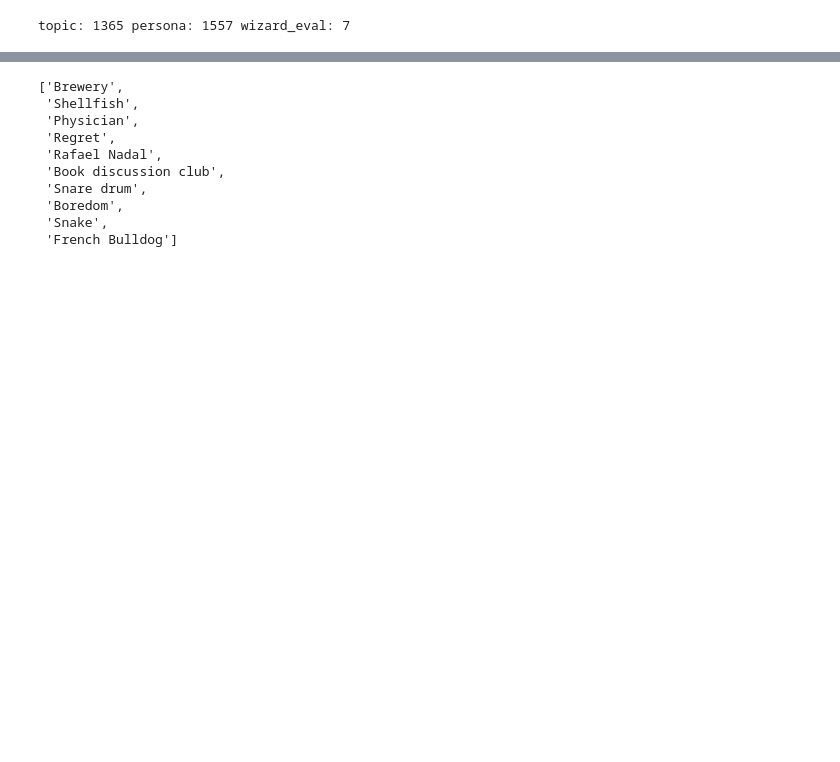
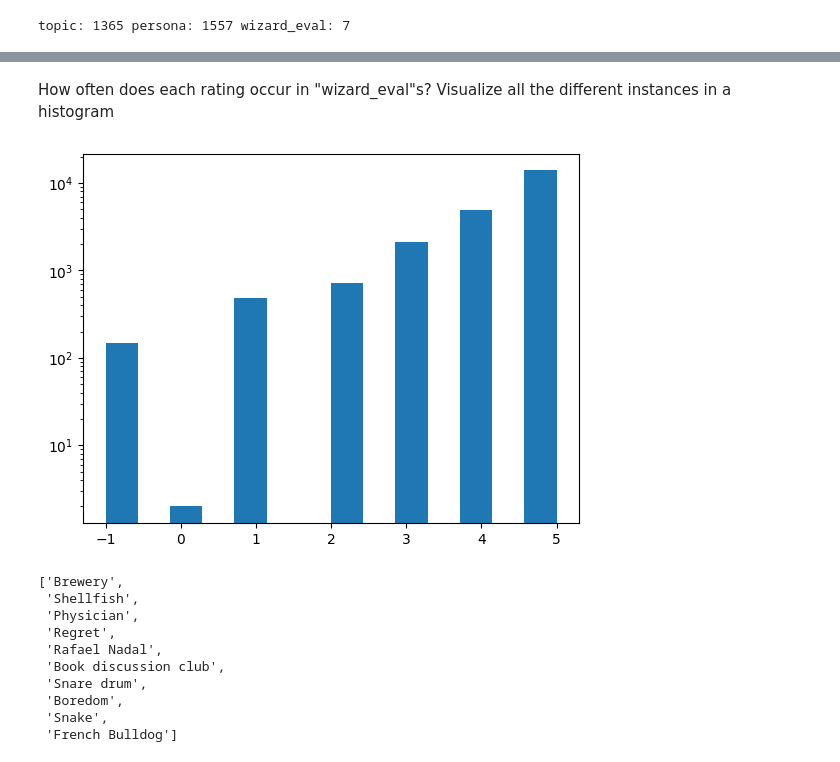
Before and after one commit to adamzki99/nlp-zlatan, a Jupyter notebook: nlp_zlatan.ipynb, the cells around one changed output, grey strips where cells are left out. Saved outputs shown, nothing was run; the diff lists cells and outputs as text; code cells hidden in the pictures; blank space fills up the shorter version.

Commit message:
corrected some minor spelling mistakes and added a part exploring the wizard_eval variable

```diff
--- a/nlp_zlatan.ipynb
+++ b/nlp_zlatan.ipynb
@@ -144,0 +155,4 @@ topic: 1365 persona: 1557 wizard_eval: 7
+# %%
+for entry in wizardEvals:
+  print(wizardEvals[entry] )
+#what's up with -1 and 0? In paper only ratings from 1 to 5 are mentioned
@@ -145,3 +167,19 @@ topic: 1365 persona: 1557 wizard_eval: 7
+# %% [markdown]
+How often does each rating occur in "wizard_eval"s? Visualize all the different instances in a histogram
+# %%
+import matplotlib.pyplot as plt
+import numpy as np
+
+wEval = []
+
+for entry in data:
+    wEval.append(entry['wizard_eval'])
+
+plt.hist(wEval, bins=2*len(set(wEval))) #this can probably be improved to look nicer
+plt.yscale('log')
+plt.show()
+# %% [output]
+[figure, added]
 # %%
 # What is a topic?
 
```
Also changed, not shown: parts of 12 cells of this notebook.
